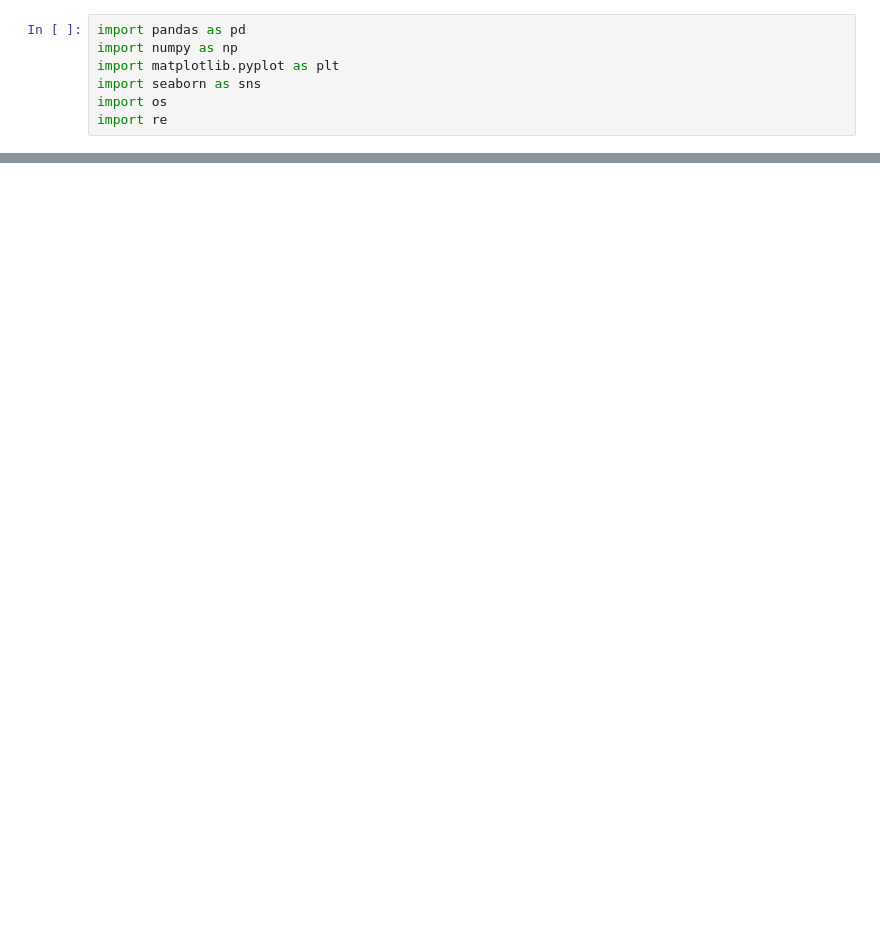
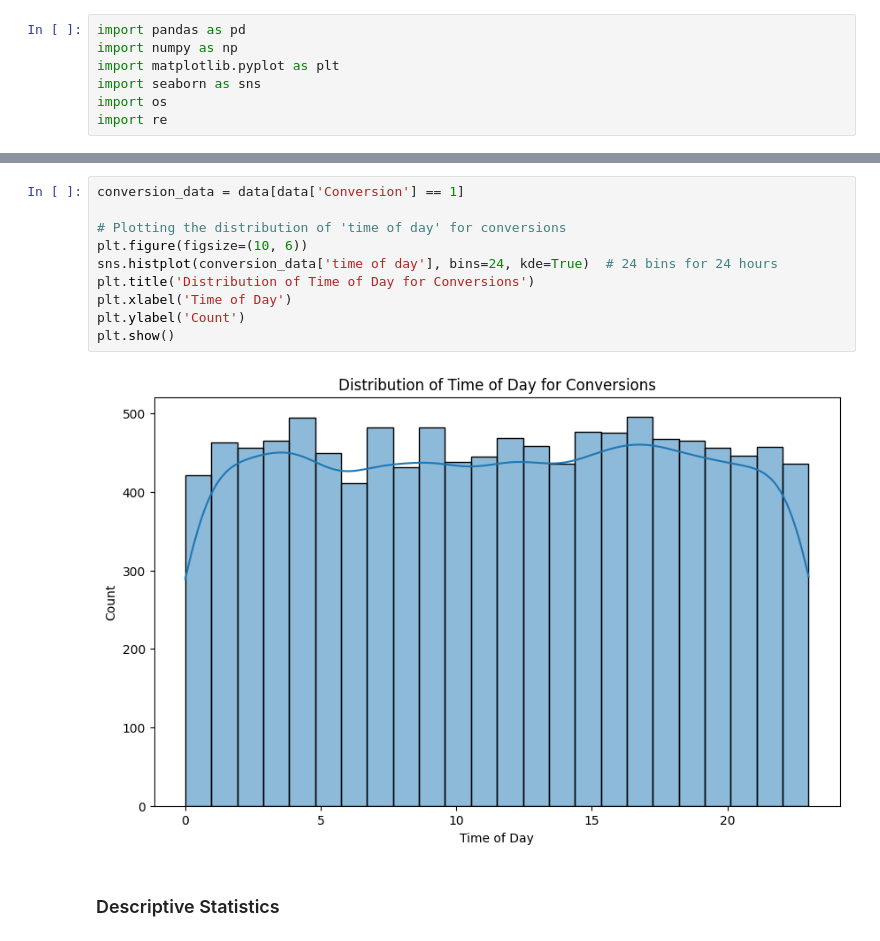
Before and after one commit to VarunDivi/RVO_case_study, a Jupyter notebook: data_cleaning.ipynb, the cells around one changed output, grey strips where cells are left out. Cells and saved outputs as stored; diff of their text form; blank space fills up the shorter version.

Commit message:
Added descriptives

```diff
--- a/data_cleaning.ipynb
+++ b/data_cleaning.ipynb
@@ -11,0 +57,14 @@ UnicodeDecodeError: 'utf-8' codec can't decode byte 0x9d in position 54: invalid
+# %%
+conversion_data = data[data['Conversion'] == 1]
+
+# Plotting the distribution of 'time of day' for conversions
+plt.figure(figsize=(10, 6))
+sns.histplot(conversion_data['time of day'], bins=24, kde=True)  # 24 bins for 24 hours
+plt.title('Distribution of Time of Day for Conversions')
+plt.xlabel('Time of Day')
+plt.ylabel('Count')
+plt.show()
+# %% [output]
+[figure, added]
+# %% [markdown]
+### Descriptive Statistics
```
Also changed, not shown: parts of 8 cells of this notebook, 2 other files.
